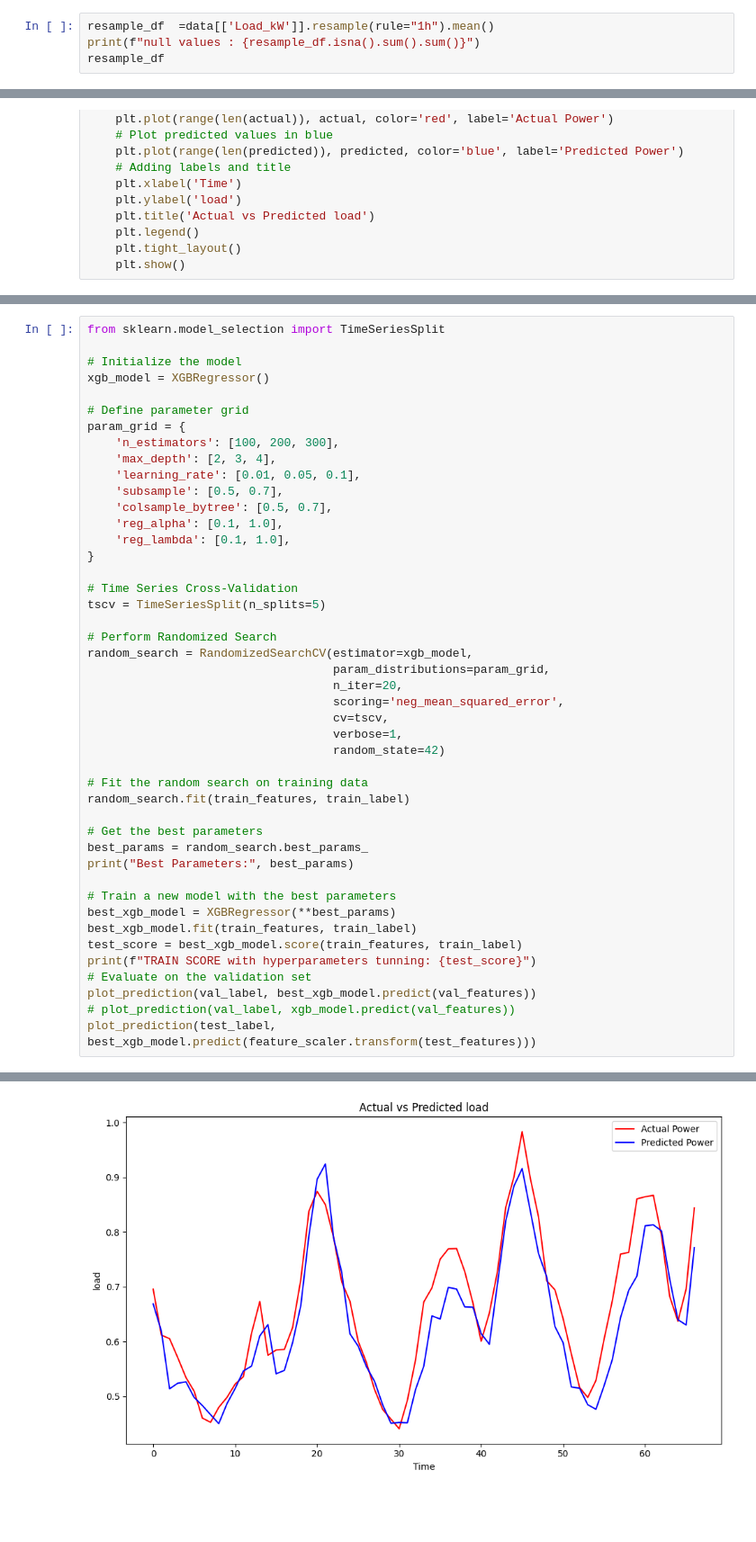
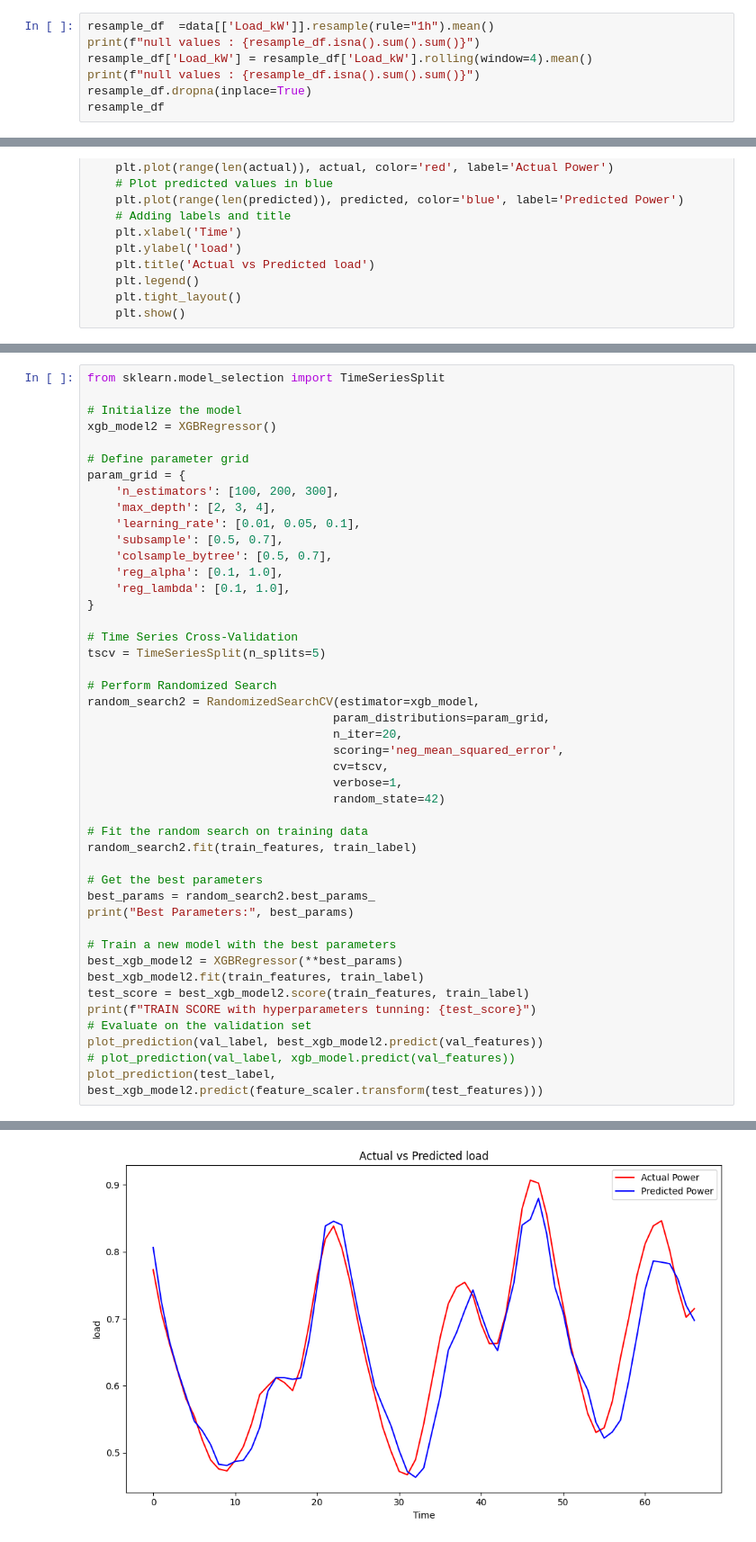
Before and after one commit to Harshvardhan1407/TensorFlow, a Jupyter notebook: load_model.ipynb, the cells around one changed output, grey strips where cells are left out. Shown at 90% size. Drawn from its saved outputs; the diff is of its cells as text; blank space fills up the shorter version.

Commit message:
load model

```diff
--- a/load_model.ipynb
+++ b/load_model.ipynb
@@ -455,6 +455,9 @@ data
 # %%
 resample_df  =data[['Load_kW']].resample(rule="1h").mean()
 print(f"null values : {resample_df.isna().sum().sum()}")
+resample_df['Load_kW'] = resample_df['Load_kW'].rolling(window=4).mean()
+print(f"null values : {resample_df.isna().sum().sum()}")
+resample_df.dropna(inplace=True)
 resample_df
 # %% [output]
 null values : 0
@@ -703,7 +709,7 @@ R-squared: 0.36387979940889426
 from sklearn.model_selection import TimeSeriesSplit
 
 # Initialize the model
-xgb_model = XGBRegressor()
+xgb_model2 = XGBRegressor()
 
 # Define parameter grid
 param_grid = {
@@ -720,7 +726,7 @@ param_grid = {
 tscv = TimeSeriesSplit(n_splits=5)
 
 # Perform Randomized Search
-random_search = RandomizedSearchCV(estimator=xgb_model,
+random_search2 = RandomizedSearchCV(estimator=xgb_model,
                                    param_distributions=param_grid,
                                    n_iter=20,
                                    scoring='neg_mean_squared_error',
@@ -729,20 +735,20 @@ random_search = RandomizedSearchCV(estimator=xgb_model,
                                    random_state=42)
 
 # Fit the random search on training data
-random_search.fit(train_features, train_label)
+random_search2.fit(train_features, train_label)
 
 # Get the best parameters
-best_params = random_search.best_params_
+best_params = random_search2.best_params_
 print("Best Parameters:", best_params)
 
 # Train a new model with the best parameters
-best_xgb_model = XGBRegressor(**best_params)
-best_xgb_model.fit(train_features, train_label)
-test_score = best_xgb_model.score(train_features, train_label)
+best_xgb_model2 = XGBRegressor(**best_params)
+best_xgb_model2.fit(train_features, train_label)
+test_score = best_xgb_model2.score(train_features, train_label)
 print(f"TRAIN SCORE with hyperparameters tunning: {test_score}")
 # Evaluate on the validation set
-plot_prediction(val_label, best_xgb_model.predict(val_features))
+plot_prediction(val_label, best_xgb_model2.predict(val_features))
 # plot_prediction(val_label, xgb_model.predict(val_features))
-plot_prediction(test_label, best_xgb_model.predict(feature_scaler.transform(test_features)))
+plot_prediction(test_label, best_xgb_model2.predict(feature_scaler.transform(test_features)))
 # %% [output]
 Fitting 5 folds for each of 20 candidates, totalling 100 fits
@@ -756,2 +762,2 @@ R-squared: 0.8363687629138378
-[figure, old version]
+[figure, new version]
 Model Power Evaluation
```
Also changed, not shown: parts of 27 cells of this notebook.
